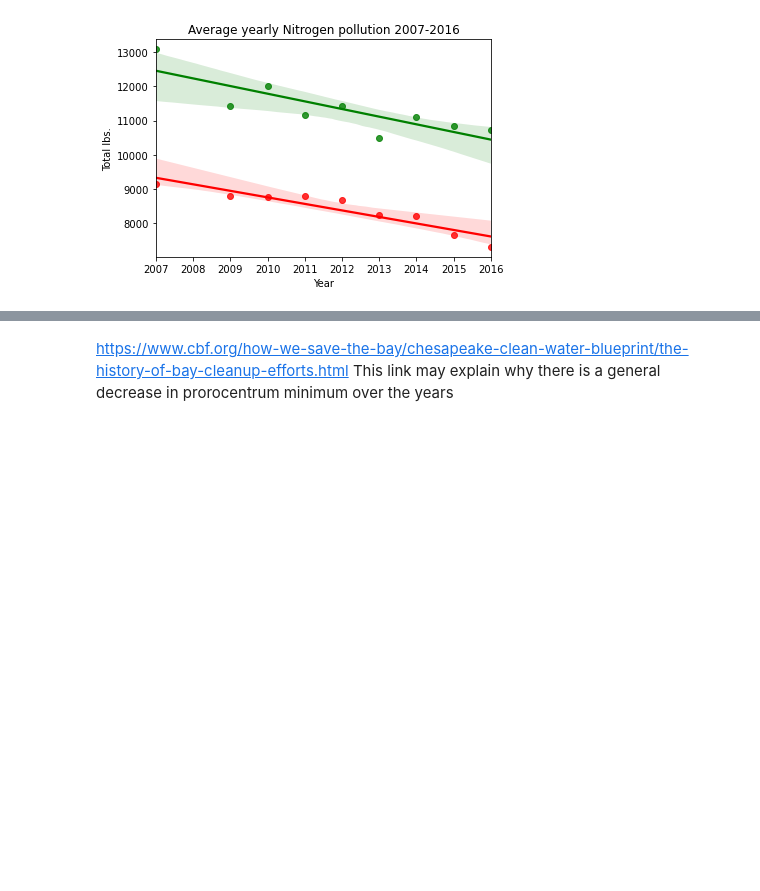
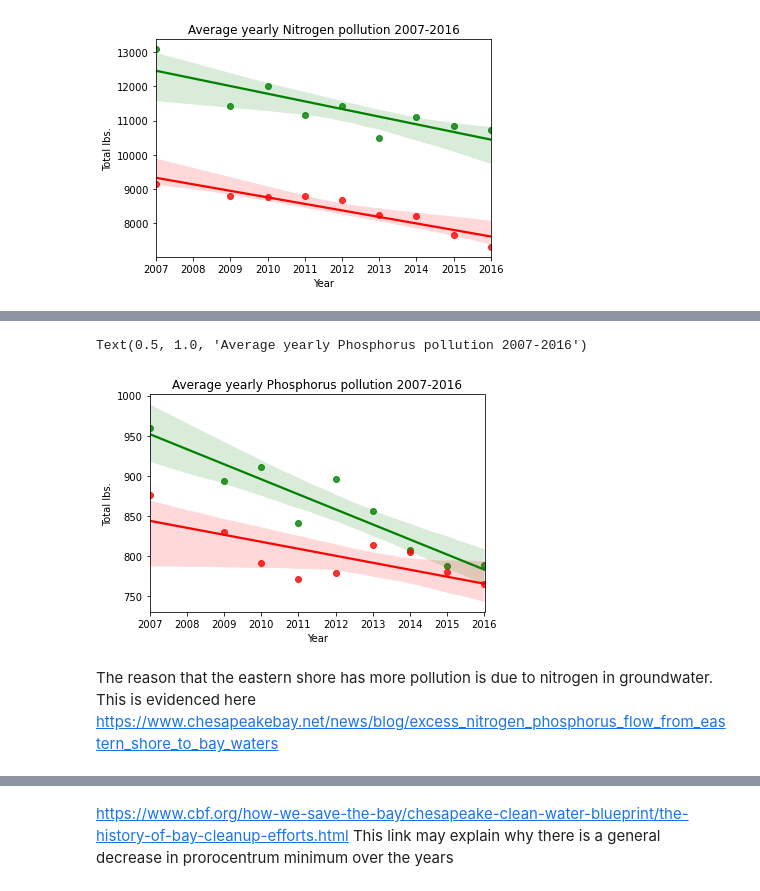
Before and after one commit to type1larosa3/CMSC320-Final-Tutorial, a Jupyter notebook: Tutorial_final.ipynb, the cells around one changed output, grey strips where cells are left out. Saved outputs shown, nothing was run; the diff lists cells and outputs as text; code cells hidden in the pictures; blank space fills up the shorter version.

```diff
--- a/Tutorial_final.ipynb
+++ b/Tutorial_final.ipynb
@@ -116,3 +129,26 @@ phosphorus_df[phosphorus_df['Major Basin'] == "Eastern Shore of Chesapeake Bay"]
+# %%
+import seaborn as sns
+
+eastern_phosphorus_ave = eastern_phosphorus.groupby('Year').mean().reset_index()
+western_phosphorus_ave = western_phosphorus.groupby('Year').mean().reset_index()
+
+X = eastern_phosphorus_ave.Year[1:-2].astype(int)
+y = eastern_phosphorus_ave["Total lbs."][1:-2]
+ax = sns.regplot(x=X, y=y, color = "green")
+
+X = western_phosphorus_ave.Year[1:-2].astype(int)
+y = western_phosphorus_ave["Total lbs."][1:-2]
+sns.regplot(ax= ax, x=X, y=y, color = "red")
+
+ax.set_title("Average yearly Phosphorus pollution 2007-2016")
+
+#GREEN IS THE EASTERN BAY
+#RED IS THE WESTERN BAY
+# %% [output]
+Text(0.5, 1.0, 'Average yearly Phosphorus pollution 2007-2016')
+[figure, added]
+# %% [markdown]
+The reason that the eastern shore has more pollution is due to nitrogen in groundwater. This is evidenced here https://www.chesapeakebay.net/news/blog/excess_nitrogen_phosphorus_flow_from_eastern_shore_to_bay_waters
 # %%
 algae_df = pd.read_csv('LivingResourcesReportedStation.csv', low_memory =False, parse_dates=True)
 algae_df.head()
```
Also changed, not shown: parts of 5 cells of this notebook.
